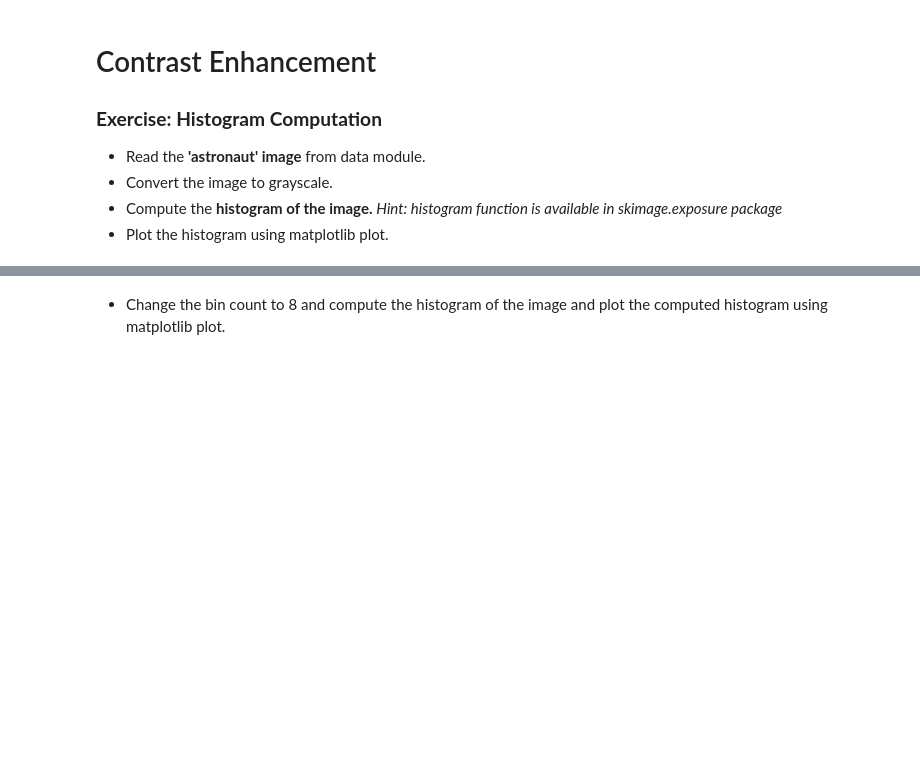
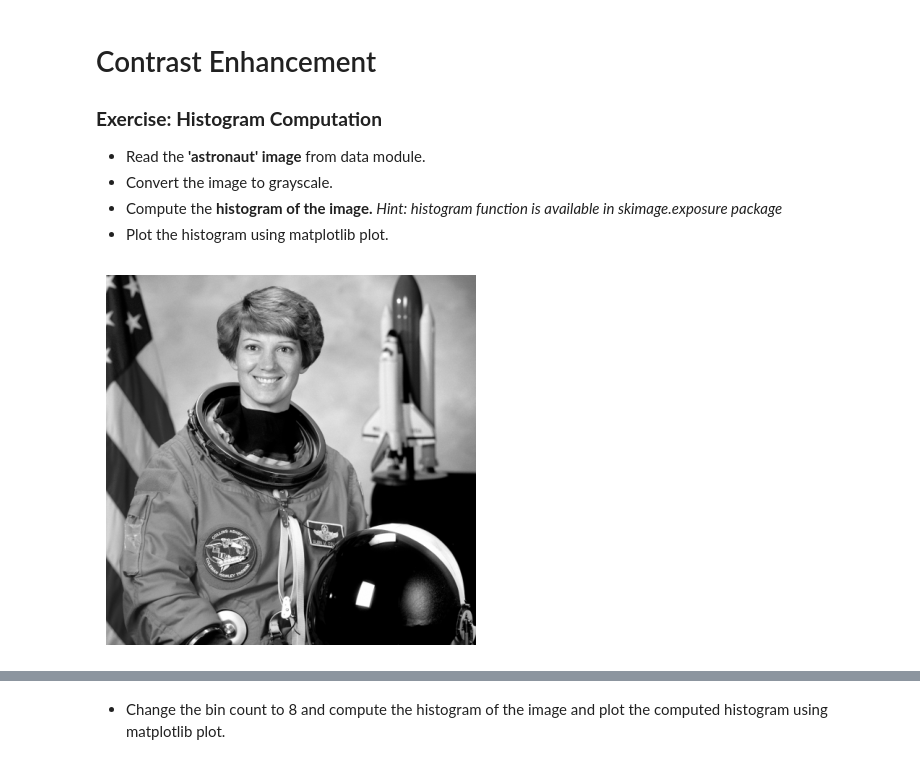
Before and after one commit to RamiSaad93/lab-computer-vision, a Jupyter notebook: main.ipynb, the cells around one changed output, grey strips where cells are left out. Cells and saved outputs as stored; diff of their text form; code cells hidden in the pictures; blank space fills up the shorter version.

```diff
--- a/main.ipynb
+++ b/main.ipynb
@@ -233,0 +237,13 @@ plt.show()
+# %%
+# Read astronaut image
+astronaut = data.astronaut()
+# %%
+# Convert RGB to grayscale
+astronaut_gray = cv2.cvtColor(astronaut, cv2.COLOR_RGB2GRAY)
+
+# Show grayscale image
+plt.imshow(astronaut_gray, cmap="gray")
+plt.axis("off")
+plt.show()
+# %% [output]
+[figure, added]
```
Also changed, not shown: parts of 16 cells of this notebook.
